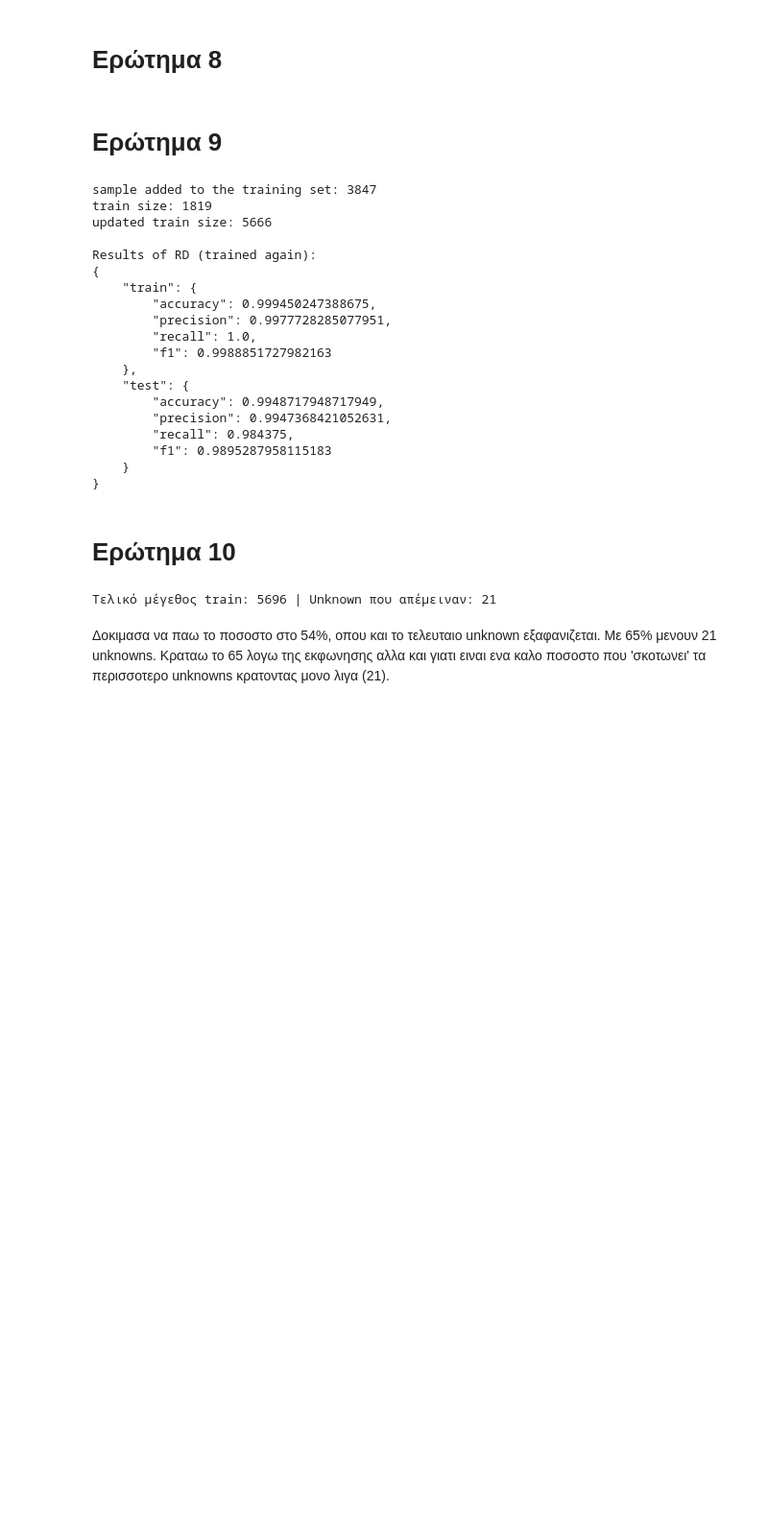
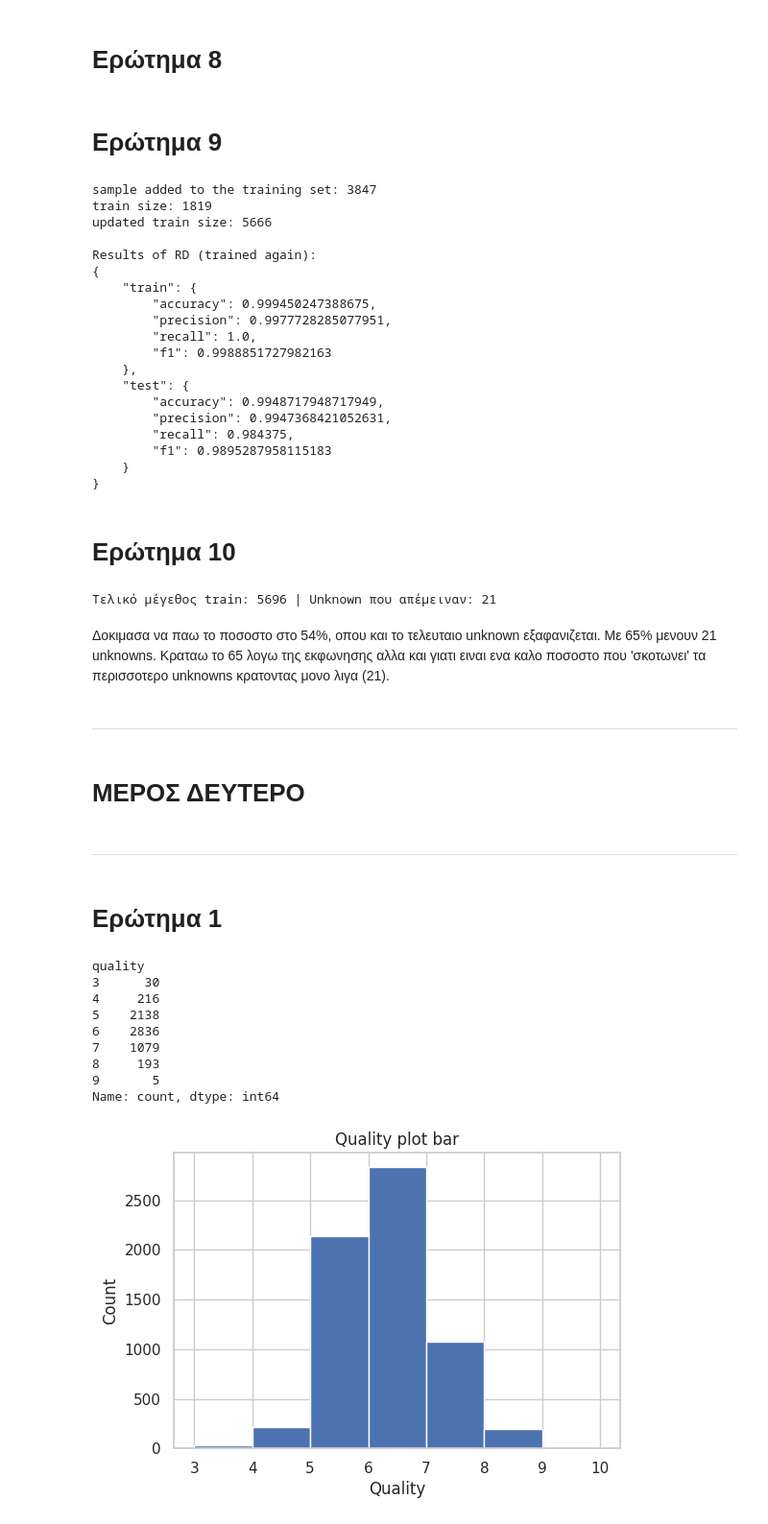
Before and after one commit to avionerman/machine_learning_2025, a Jupyter notebook: Exercise_4_Wines_Evaluation.ipynb, the cells around one changed output. Shown at 96% size. Drawn from its saved outputs; the diff is of its cells as text; code cells hidden in the pictures; blank space fills up the shorter version.

```diff
--- a/Exercise_4_Wines_Evaluation.ipynb
+++ b/Exercise_4_Wines_Evaluation.ipynb
@@ -321,3 +321,44 @@ print("Τελικό μέγεθος train:", x_tr.shape[0], " & Unknown που α
 Τελικό μέγεθος train: 5696 | Unknown που απέμειναν: 21
 # %% [markdown]
 Δοκιμασα να παω το ποσοστο στο 54%, οπου και το τελευταιο unknown εξαφανιζεται. Με 65% μενουν 21 unknowns. Κραταω το 65 λογω της εκφωνησης αλλα και γιατι ειναι ενα καλο ποσοστο που 'σκοτωνει' τα περισσοτερο unknowns κρατοντας μονο λιγα (21).
+# %% [markdown]
+
+
+---
+# %% [markdown]
+# ΜΕΡΟΣ ΔΕΥΤΕΡΟ
+# %% [markdown]
+
+
+---
+# %% [markdown]
+# Ερώτημα 1
+# %%
+import pandas as pd
+import numpy as np
+import matplotlib.pyplot as plt
+
+df = pd.read_csv('wine-full.csv')
+
+
+quality_counts = df['quality'].value_counts().sort_index()
+quality_counts
+print(quality_counts)
+
+plt.figure(figsize=(6,4))
+plt.hist(df['quality'], bins=range(int(df['quality'].min()), int(df['quality'].max())+2))
+plt.xlabel("Quality")
+plt.ylabel("Count")
+plt.title("Quality plot bar")
+plt.show()
+# %% [output]
+quality
+3      30
+4     216
+5    2138
+6    2836
+7    1079
+8     193
+9       5
+Name: count, dtype: int64
+[figure, added]
```
Also changed, not shown: parts of 29 cells of this notebook.
